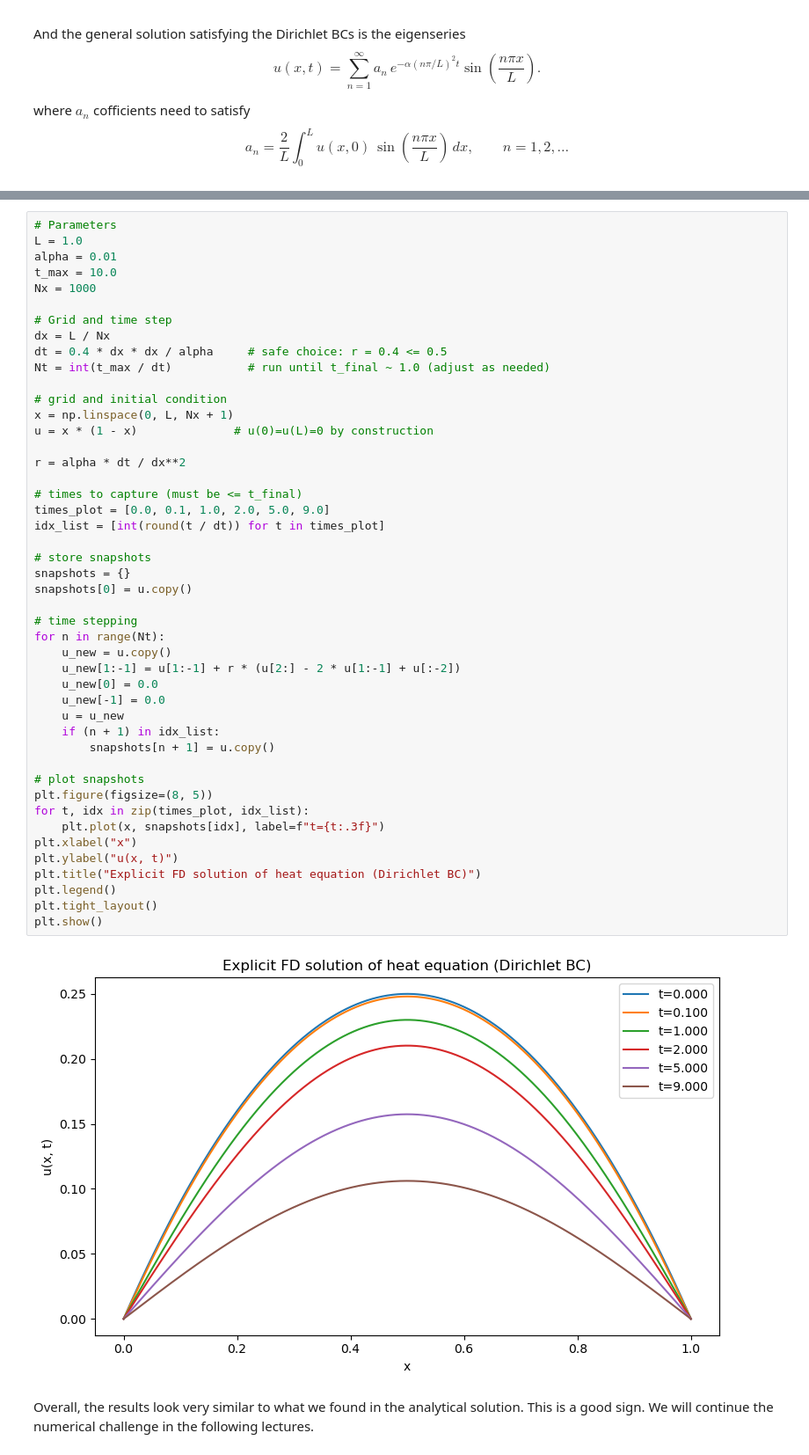
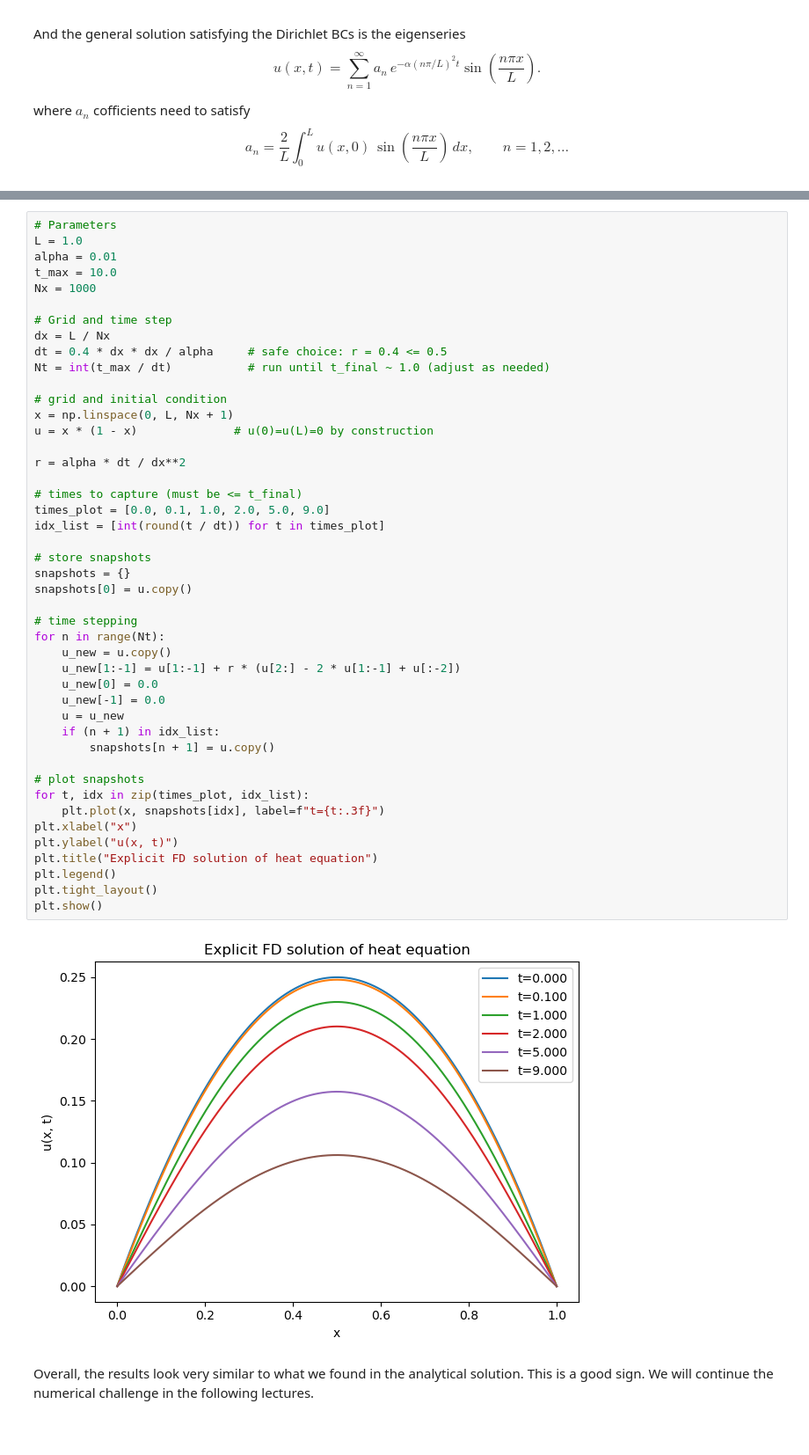
Before and after one commit to MaterSim/ComputationalMethods, a Jupyter notebook: Lectures/Lec_14_pde_intro.ipynb, the cells around one changed output, grey strips where cells are left out. Shown at 88% size. Saved outputs shown, nothing was run; the diff lists cells and outputs as text; blank space fills up the shorter version.

```diff
--- a/Lectures/Lec_14_pde_intro.ipynb
+++ b/Lectures/Lec_14_pde_intro.ipynb
@@ -239,35 +229,34 @@ u = x * (1 - x)              # u(0)=u(L)=0 by construction
 
 r = alpha * dt / dx**2
 
 # times to capture (must be <= t_final)
 times_plot = [0.0, 0.1, 1.0, 2.0, 5.0, 9.0]
 idx_list = [int(round(t / dt)) for t in times_plot]
 
 # store snapshots
 snapshots = {}
 snapshots[0] = u.copy()
 
 # time stepping
 for n in range(Nt):
     u_new = u.copy()
     u_new[1:-1] = u[1:-1] + r * (u[2:] - 2 * u[1:-1] + u[:-2])
     u_new[0] = 0.0
     u_new[-1] = 0.0
     u = u_new
     if (n + 1) in idx_list:
         snapshots[n + 1] = u.copy()
 
 # plot snapshots
-plt.figure(figsize=(8, 5))
 for t, idx in zip(times_plot, idx_list):
     plt.plot(x, snapshots[idx], label=f"t={t:.3f}")
 plt.xlabel("x")
 plt.ylabel("u(x, t)")
-plt.title("Explicit FD solution of heat equation (Dirichlet BC)")
+plt.title("Explicit FD solution of heat equation")
 plt.legend()
 plt.tight_layout()
 plt.show()
 # %% [output]
-[figure, old version]
+[figure, new version]
 # %% [markdown]
 Overall, the results look very similar to what we found in the analytical solution. This is a good sign. We will continue the numerical challenge in the following lectures.
```
Also changed, not shown: parts of 2 cells of this notebook, 2 other files.
